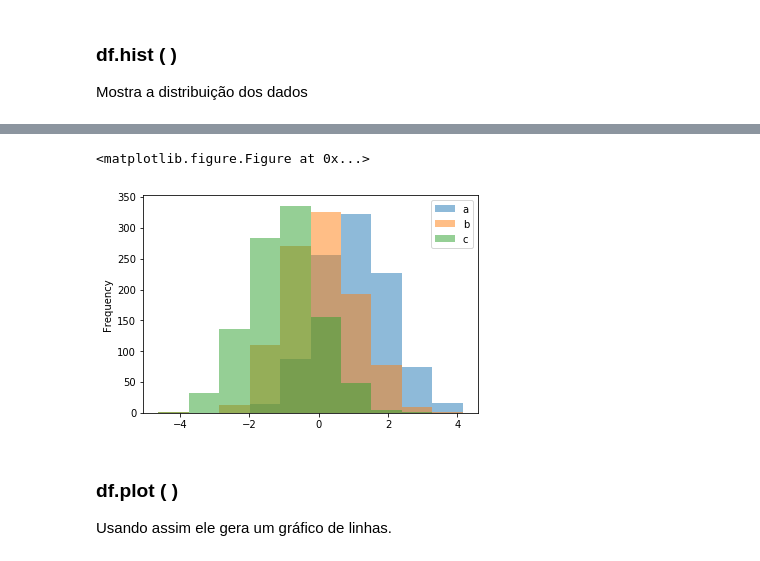
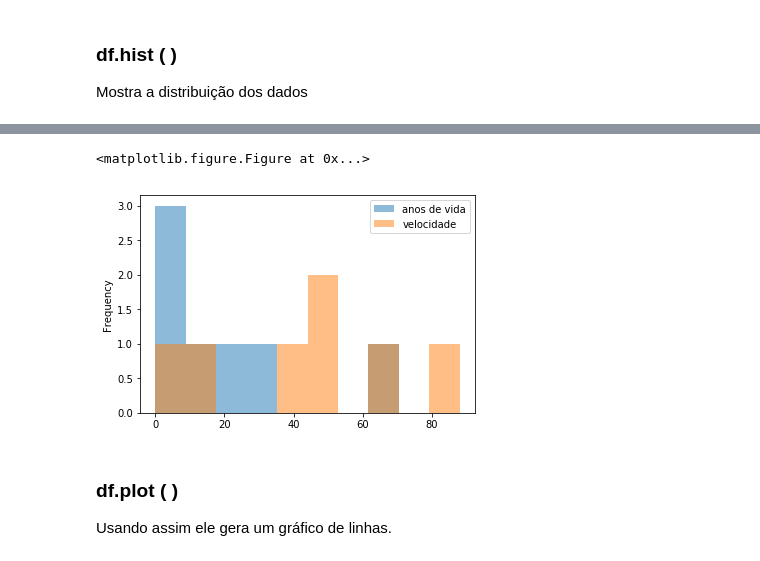
Before and after one commit to thomas-Oliveira/Bolsa-Machine-Learning-teste-, a Jupyter notebook: Gráfico com pandas.ipynb, the cells around one changed output, grey strips where cells are left out. Saved outputs shown, nothing was run; the diff lists cells and outputs as text; code cells hidden in the pictures.

```diff
--- a/Gráfico com pandas.ipynb
+++ b/Gráfico com pandas.ipynb
@@ -31,10 +43,10 @@ df2.head(10)
 # %%
 #alpha muda a intensidade das cores
 plt.figure();
-df2.plot.hist(alpha=0.5);
+df.plot.hist(alpha=0.5);
 # %% [output]
 <matplotlib.figure.Figure at 0x...>
-[figure, old version]
+[figure, new version]
 # %% [markdown]
 ### df.plot ( )
 
```
Also changed, not shown: parts of 25 cells of this notebook.
